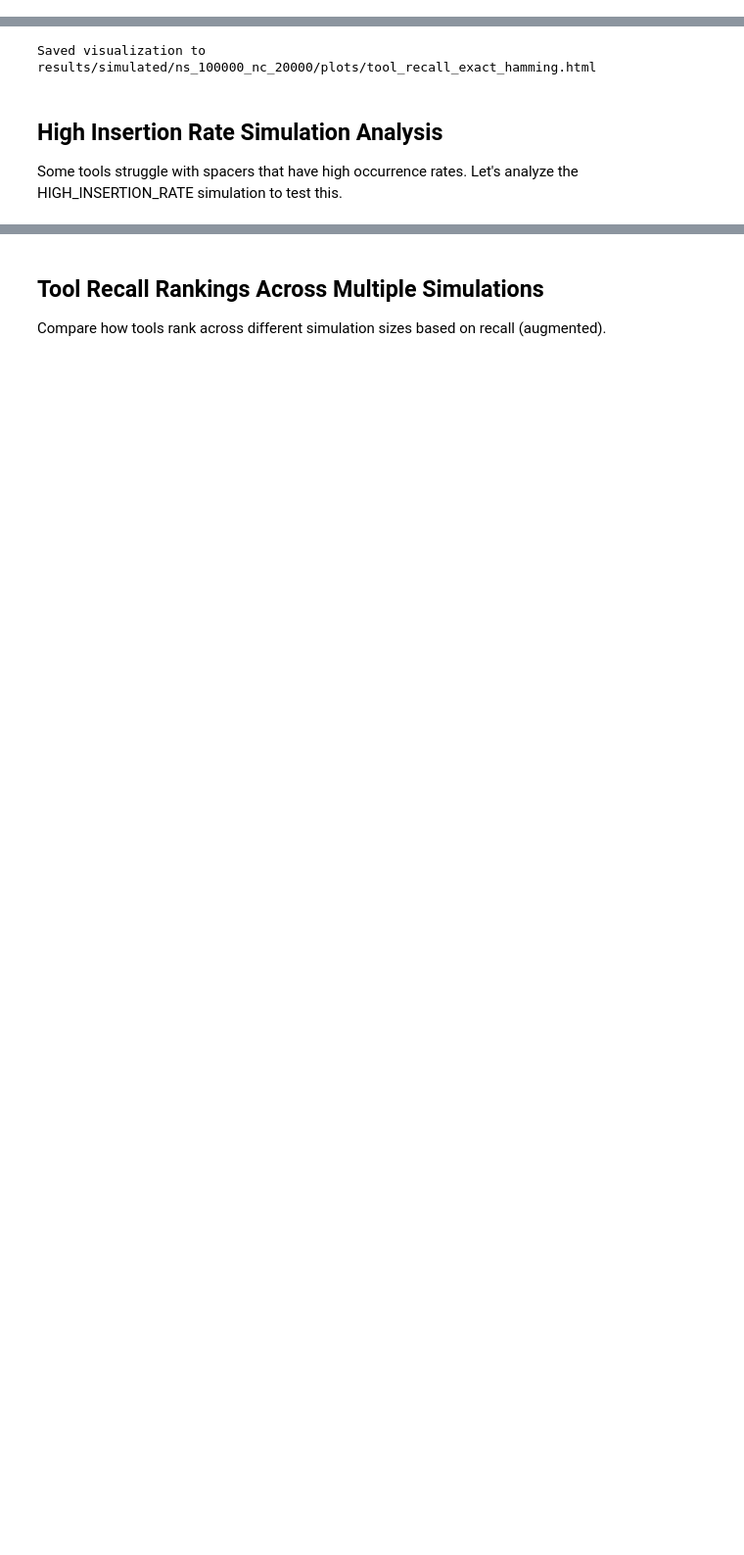
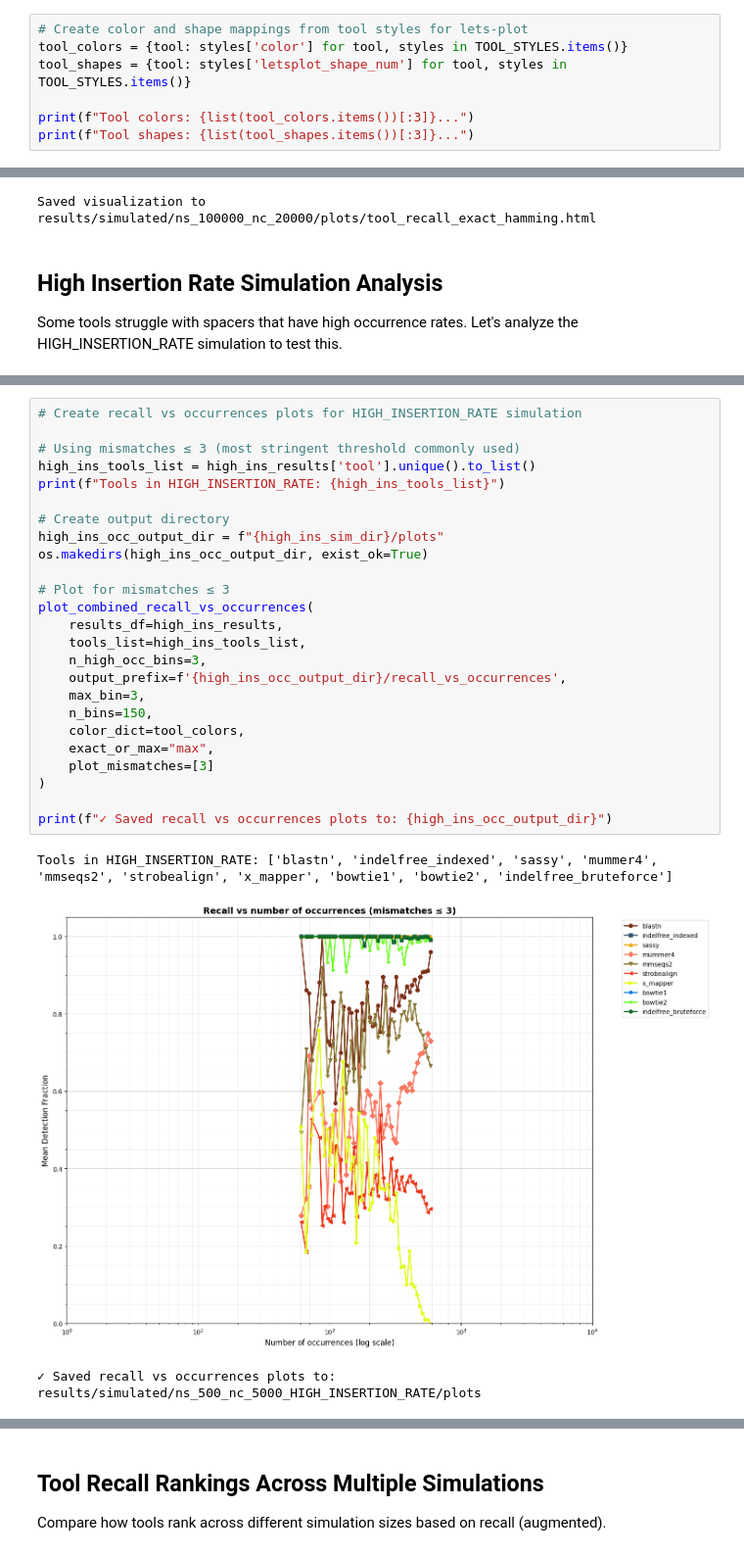
Before and after one commit to rickbeeloo/spacer_matching_bench, a Jupyter notebook: notebooks/Performance_simulated.ipynb, the cells around one changed output, grey strips where cells are left out. Shown at 98% size. Saved outputs shown, nothing was run; the diff lists cells and outputs as text; blank space fills up the shorter version.

```diff
--- a/notebooks/Performance_simulated.ipynb
+++ b/notebooks/Performance_simulated.ipynb
@@ -189,3 +284,10 @@ Thresholds: [0, 1, 2, 3, 4, 5]
 ## Visualize Tool Recall at Exact Hamming Distances
 
 Using tool-specific colors and markers from tool_styles.json
+# %%
+# Create color and shape mappings from tool styles for lets-plot
+tool_colors = {tool: styles['color'] for tool, styles in TOOL_STYLES.items()}
+tool_shapes = {tool: styles['letsplot_shape_num'] for tool, styles in TOOL_STYLES.items()}
+
+print(f"Tool colors: {list(tool_colors.items())[:3]}...")
+print(f"Tool shapes: {list(tool_shapes.items())[:3]}...")
@@ -315,3 +689,32 @@ Saved high insertion rate visualization to results/simulated/ns_500_nc_5000_HIGH
+# %%
+# Create recall vs occurrences plots for HIGH_INSERTION_RATE simulation
+
+# Using mismatches ≤ 3 (most stringent threshold commonly used)
+high_ins_tools_list = high_ins_results['tool'].unique().to_list()
+print(f"Tools in HIGH_INSERTION_RATE: {high_ins_tools_list}")
+
+# Create output directory
+high_ins_occ_output_dir = f"{high_ins_sim_dir}/plots"
+os.makedirs(high_ins_occ_output_dir, exist_ok=True)
+
+# Plot for mismatches ≤ 3
+plot_combined_recall_vs_occurrences(
+    results_df=high_ins_results,
+    tools_list=high_ins_tools_list,
+    n_high_occ_bins=3,
+    output_prefix=f'{high_ins_occ_output_dir}/recall_vs_occurrences',
+    max_bin=3,
+    n_bins=150,
+    color_dict=tool_colors,
+    exact_or_max="max",
+    plot_mismatches=[3]
+)
+
+print(f"✓ Saved recall vs occurrences plots to: {high_ins_occ_output_dir}")
+# %% [output]
+Tools in HIGH_INSERTION_RATE: ['blastn', 'indelfree_indexed', 'sassy', 'mummer4', 'mmseqs2', 'strobealign', 'x_mapper', 'bowtie1', 'bowtie2', 'indelfree_bruteforce']
+[figure, added]
+✓ Saved recall vs occurrences plots to: results/simulated/ns_500_nc_5000_HIGH_INSERTION_RATE/plots
 # %%
 # Side-by-side comparison: Primary vs High Insertion Rate at threshold=3
 threshold_3_primary = tools_only.filter(pl.col('threshold') == 3).with_columns(
```
Also changed, not shown: parts of 22 cells of this notebook, 23 other files.
